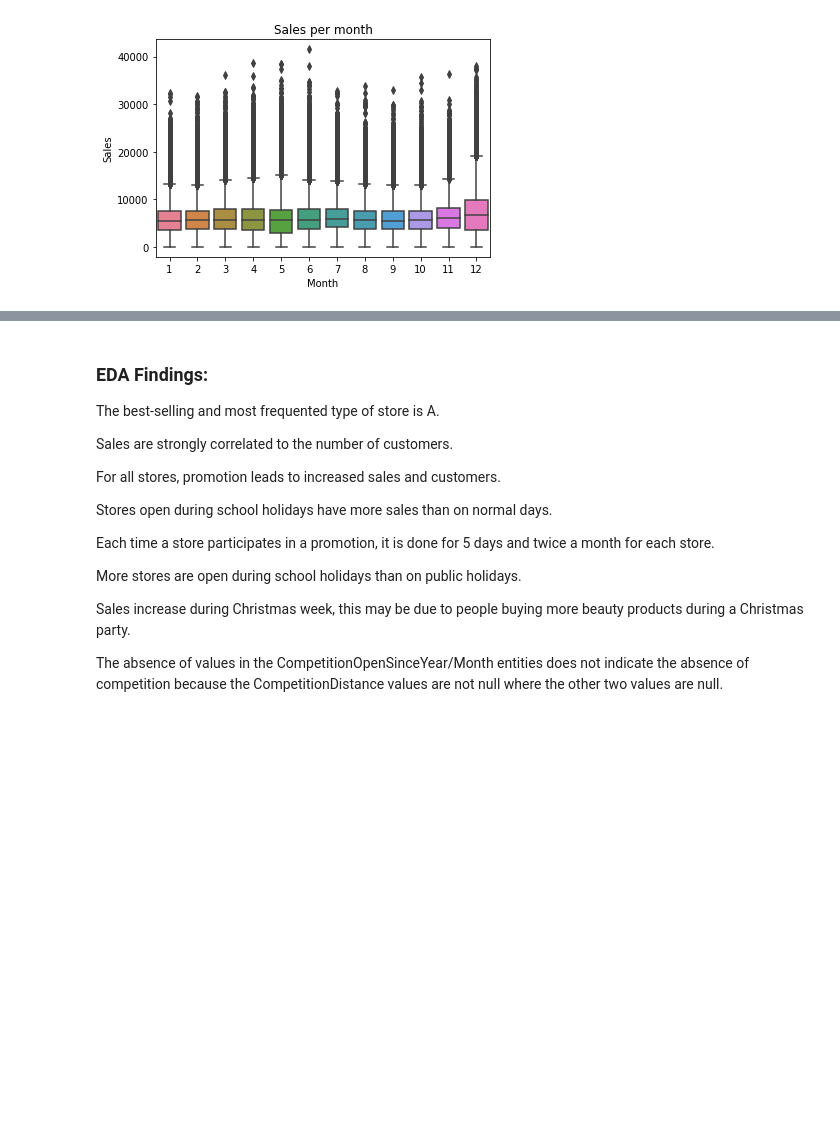
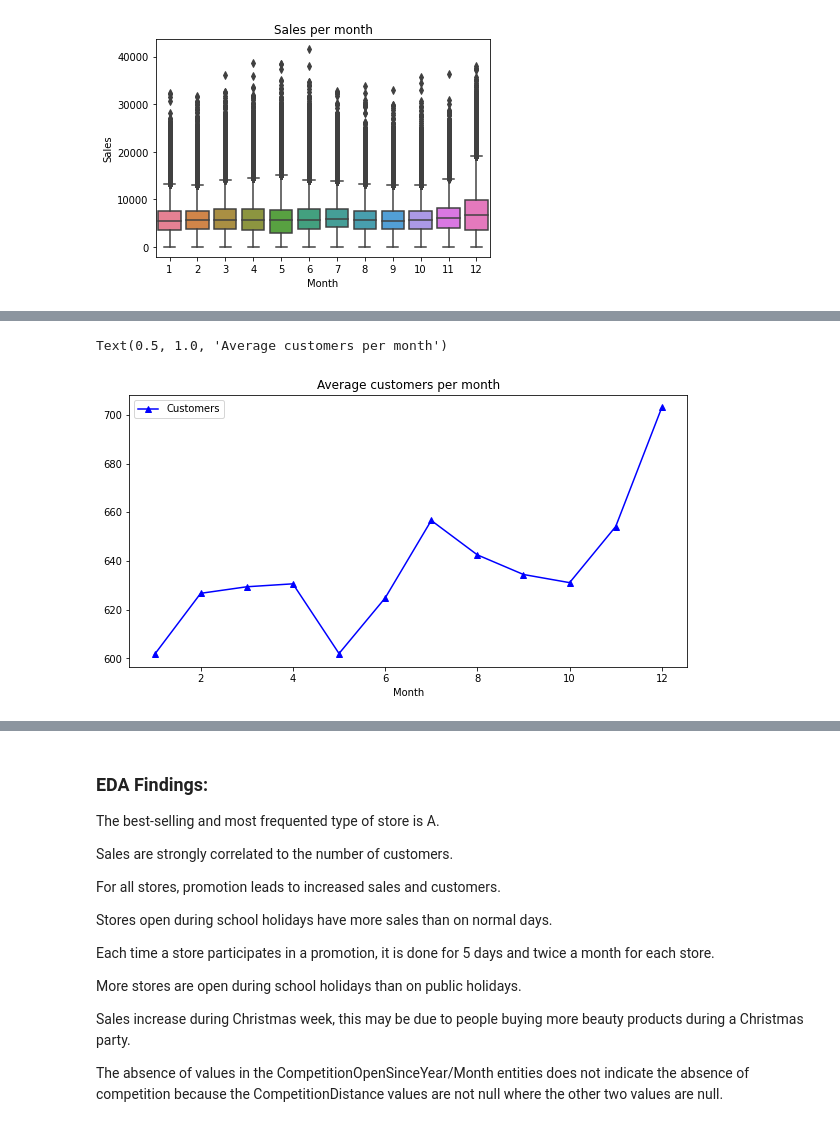
Before and after one commit to rashmi-biswas/ML_Regression_Sales_Prediction, a Jupyter notebook: Rossmann_Sales_Prediction_Capstone_Project.ipynb, the cells around one changed output, grey strips where cells are left out. Saved outputs shown, nothing was run; the diff lists cells and outputs as text; code cells hidden in the pictures; blank space fills up the shorter version.

```diff
--- a/Rossmann_Sales_Prediction_Capstone_Project.ipynb
+++ b/Rossmann_Sales_Prediction_Capstone_Project.ipynb
@@ -548,0 +553,6 @@ plt.show()
+# %%
+axis = stores_data.groupby('Month')[['Customers']].mean().plot(figsize = (10,5), marker = '^', color = 'b')
+axis.set_title('Average customers per month')
+# %% [output]
+Text(0.5, 1.0, 'Average customers per month')
+[figure, added]
```
Also changed, not shown: parts of 28 cells of this notebook.
